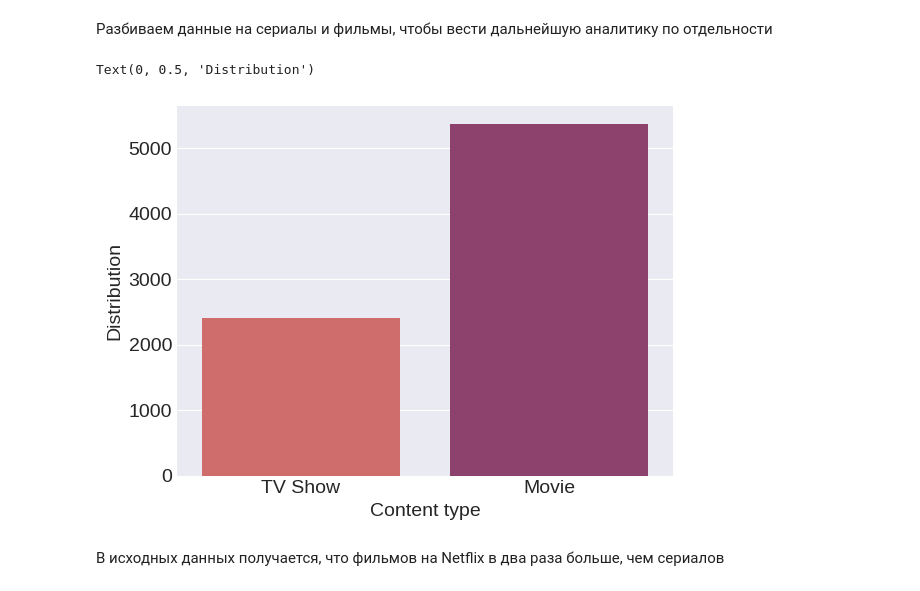
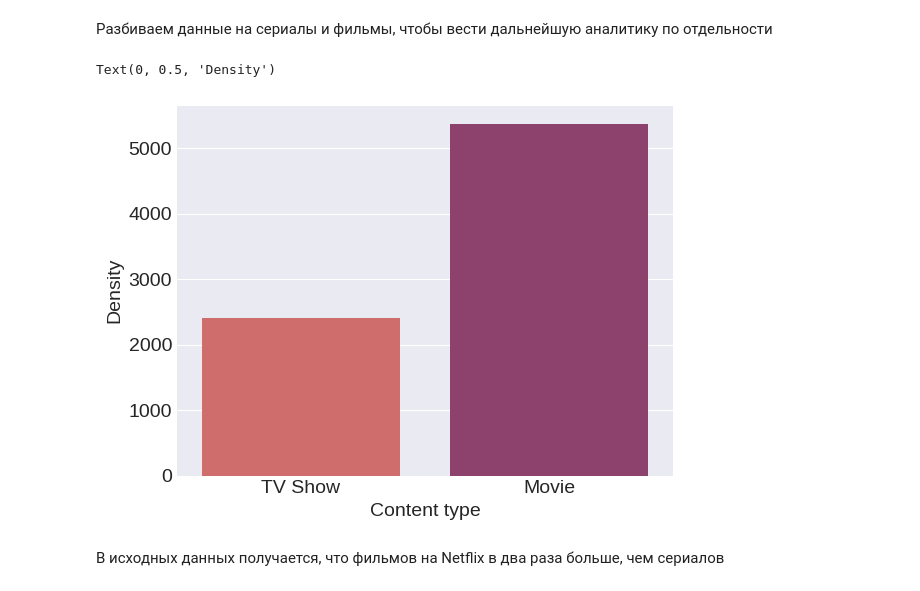
Before and after one commit to AlexaZebra/Coursework, a Jupyter notebook: EDA_Netflix.ipynb, the cells around one changed output. Drawn from its saved outputs; the diff is of its cells as text; code cells hidden in the pictures.

```diff
--- a/EDA_Netflix.ipynb
+++ b/EDA_Netflix.ipynb
@@ -67,10 +67,10 @@ netflix_movies = netflix_overall[netflix_overall['type'] == 'Movie'].copy()
 # %%
 ax = sns.countplot(x = 'type', data = netflix_overall, palette = 'flare')
 plt.xlabel('Content type')
-plt.ylabel('Distribution')
+plt.ylabel('Density')
 # %% [output]
-Text(0, 0.5, 'Distribution')
+Text(0, 0.5, 'Density')
-[figure, old version]
+[figure, new version]
 # %% [markdown]
 В исходных данных получается, что фильмов на Netflix в два раза больше, чем сериалов
 # %% [markdown]
```
Also changed, not shown: parts of 78 cells of this notebook.
